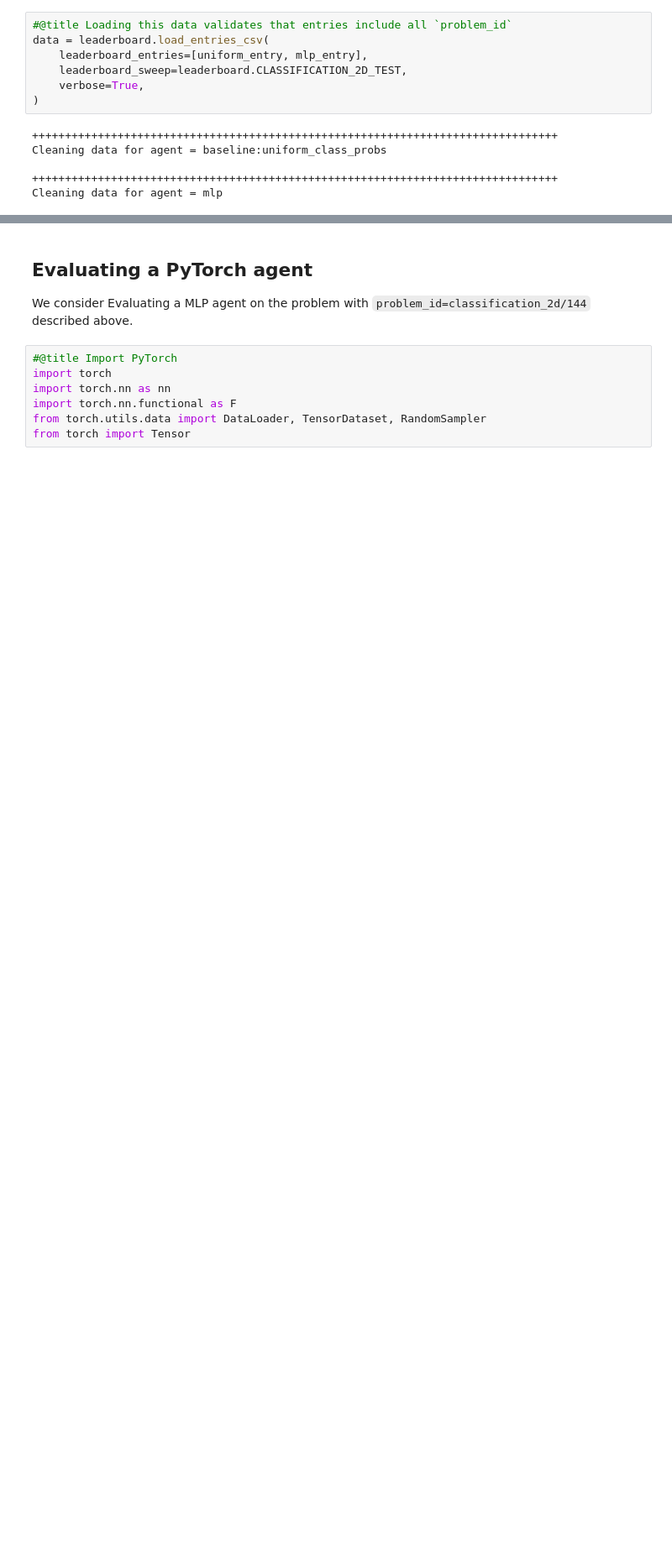
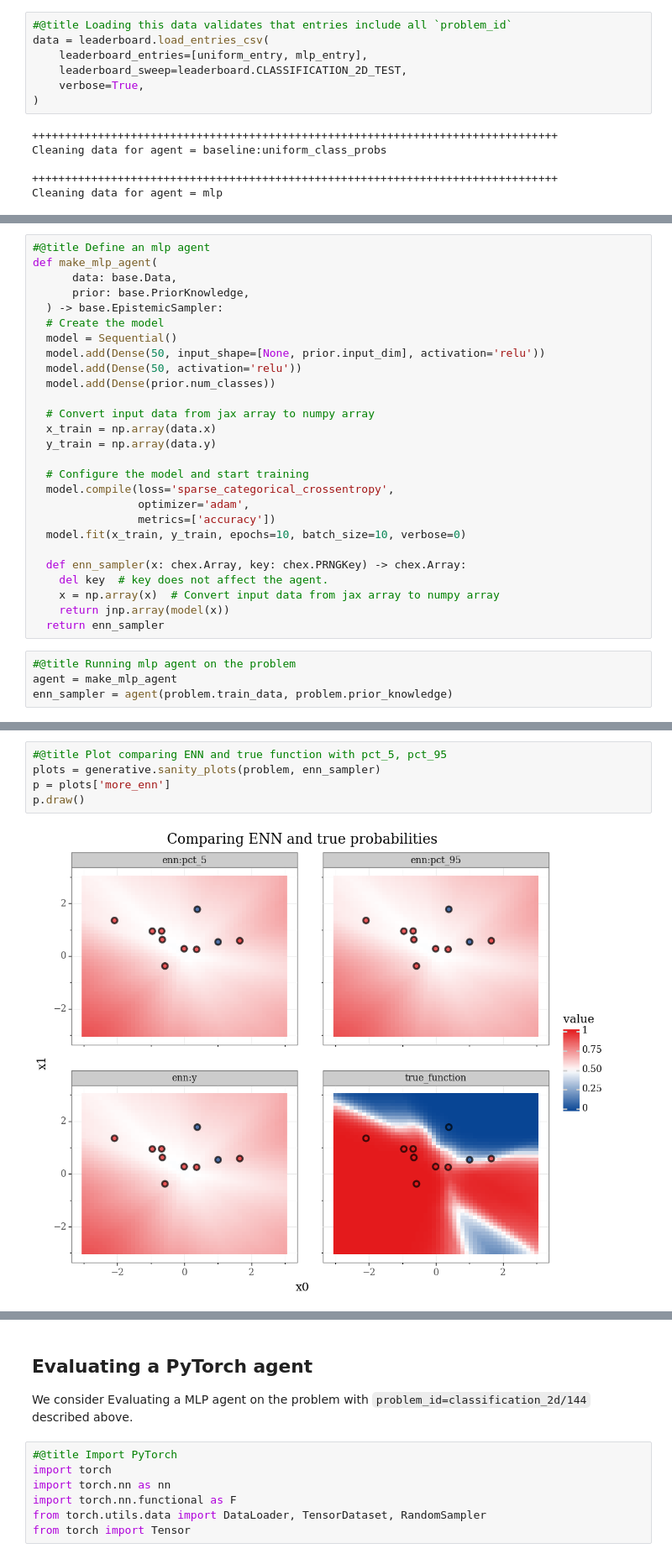
Before and after one commit to google-deepmind/neural_testbed, a Jupyter notebook: neural_testbed/tutorial.ipynb, the cells around one changed output, grey strips where cells are left out. Shown at 84% size. Drawn from its saved outputs; the diff is of its cells as text; blank space fills up the shorter version.

```diff
--- a/neural_testbed/tutorial.ipynb
+++ b/neural_testbed/tutorial.ipynb
@@ -387,0 +396,31 @@ leaderboard.display_ranking_df(data)
+# %%
+#@title Define an mlp agent
+def make_mlp_agent(
+      data: base.Data,
+      prior: base.PriorKnowledge,
+  ) -> base.EpistemicSampler:
+  # Create the model
+  model = Sequential()
+  model.add(Dense(50, input_shape=[None, prior.input_dim], activation='relu'))
+  model.add(Dense(50, activation='relu'))
+  model.add(Dense(prior.num_classes))
+
+  # Convert input data from jax array to numpy array
+  x_train = np.array(data.x)
+  y_train = np.array(data.y)
+
+  # Configure the model and start training
+  model.compile(loss='sparse_categorical_crossentropy',
+                optimizer='adam',
+                metrics=['accuracy'])
+  model.fit(x_train, y_train, epochs=10, batch_size=10, verbose=0)
+
+  def enn_sampler(x: chex.Array, key: chex.PRNGKey) -> chex.Array:
+    del key  # key does not affect the agent.
+    x = np.array(x)  # Convert input data from jax array to numpy array
+    return jnp.array(model(x))
+  return enn_sampler
+# %%
+#@title Running mlp agent on the problem
+agent = make_mlp_agent
+enn_sampler = agent(problem.train_data, problem.prior_knowledge)
@@ -387,0 +440,7 @@ leaderboard.display_ranking_df(data)
+# %%
+#@title Plot comparing ENN and true function with pct_5, pct_95
+plots = generative.sanity_plots(problem, enn_sampler)
+p = plots['more_enn']
+p.draw()
+# %% [output]
+[figure, added]
```
Also changed, not shown: parts of 5 cells of this notebook.
